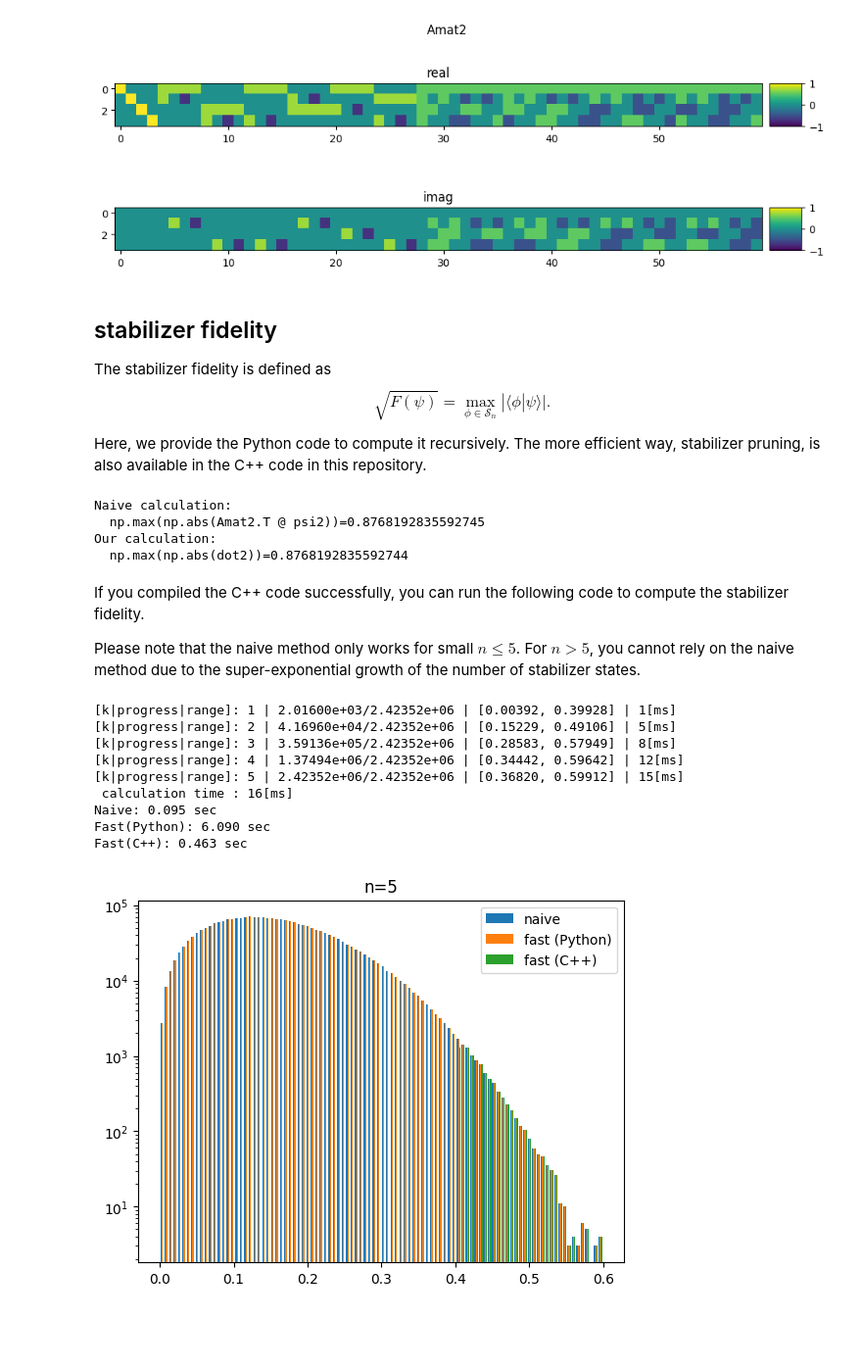
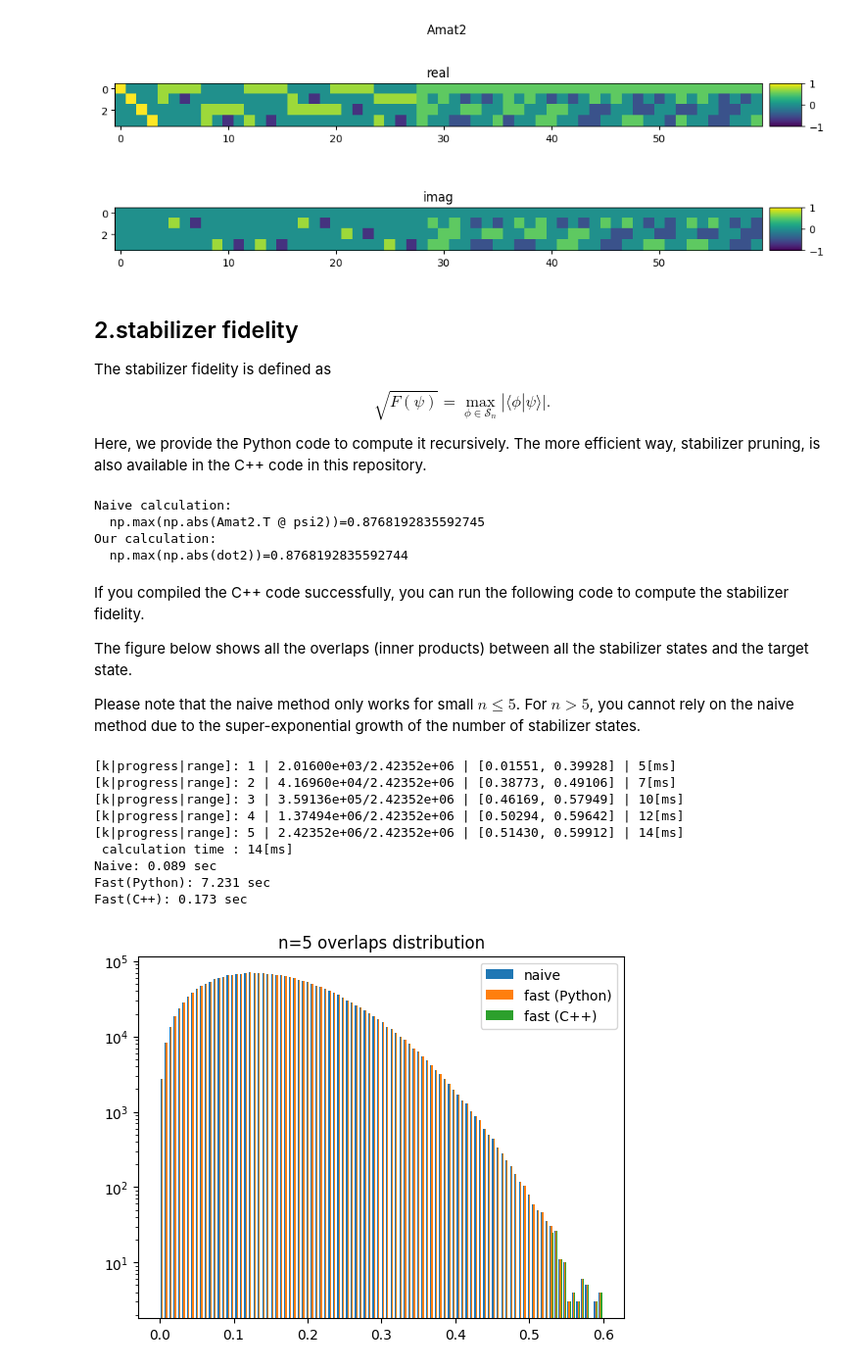
Before and after one commit to quantum-programming/stabilizer_extent, a Jupyter notebook: turoial.ipynb, the cells around one changed output. Shown: that part at 98% size. Drawn from its saved outputs; the diff is of its cells as text; code cells hidden in the pictures; blank space fills up the shorter version.

Commit message:
update README.md and tutorial.ipynb

```diff
--- a/turoial.ipynb
+++ b/turoial.ipynb
@@ -104,7 +123,7 @@ if __name__ == "__main__":
 [figure]
 [figure]
 # %% [markdown]
-## stabilizer fidelity
+## 2.stabilizer fidelity
 
 The stabilizer fidelity is defined as
 $$
@@ -207,50 +226,61 @@ Our calculation:
 # %% [markdown]
 If you compiled the C++ code successfully, you can run the following code to compute the stabilizer fidelity.
 
+The figure below shows all the overlaps (inner products) between all the stabilizer states and the target state.
+
 Please note that the naive method only works for small $n \leq 5$.
 For $n>5$, you cannot rely on the naive method due to the super-exponential growth of the number of stabilizer states.
 # %%
 import time
 import random
 import matplotlib.pyplot as plt
 
 from exputils.Amat.get import get_Amat
 from exputils.dot.calc_dot import calc_dot
 from exputils.dot.get_topK_Amat import get_topK_Amat
 from exputils.state.random_ket import make_random_quantum_state
 
 n = 5
 random.seed(0)
 psi = make_random_quantum_state("pure", n, seed=0)
 
 Amat = get_Amat(n)
 
 t0 = time.perf_counter()
 ansSlow = np.array(psi).conj() @ Amat
 t1 = time.perf_counter()
 ansFast = calc_dot(n, psi.tolist())
 t2 = time.perf_counter()
-states = get_topK_Amat(n, psi, K=10000, is_dual_mode=False, verbose=True)
-ansFast2 = np.abs(psi.conjugate() @ states)
+try:
+    states = get_topK_Amat(n, psi, K=100, is_dual_mode=False, verbose=True)
+    ansFast2 = np.abs(psi.conjugate() @ states)
+except Exception as e:
+    print(f"Error: {e}")
+    print("Please make sure you read README.md and compile C++ code.")
+    ansFast2 = np.zeros(1)
 t3 = time.perf_counter()
 
 print(f"Naive: {t1-t0:.3f} sec")  # Fast because it pre-compute the Amat
 print(f"Fast(Python): {t2-t1:.3f} sec")
-print(f"Fast(C++): {t3-t2:.3f} sec")
+print(f"Fast(C++): {t3-t2:.3f} sec")  # Inner product computation itself is very fast.
 
-plt.hist([np.abs(ansSlow), np.abs(ansFast), np.abs(ansFast2)], bins=100)
-plt.title(f"n={n}")
-plt.legend(["naive", "fast (Python)", "fast (C++)"])
+if ansFast2.size > 1:
+    plt.hist([np.abs(ansSlow), np.abs(ansFast), np.abs(ansFast2)], bins=100)
+    plt.legend(["naive", "fast (Python)", "fast (C++)"])
+else:
+    plt.hist([np.abs(ansSlow), np.abs(ansFast)], bins=100)
+    plt.legend(["naive", "fast (Python)"])
+plt.title(f"n={n} overlaps distribution")
 plt.yscale("log")
 plt.show()
 # %% [output]
-[k|progress|range]: 1 | 2.01600e+03/2.42352e+06 | [0.00392, 0.39928] | 1[ms]
-[k|progress|range]: 2 | 4.16960e+04/2.42352e+06 | [0.15229, 0.49106] | 5[ms]
-[k|progress|range]: 3 | 3.59136e+05/2.42352e+06 | [0.28583, 0.57949] | 8[ms]
-[k|progress|range]: 4 | 1.37494e+06/2.42352e+06 | [0.34442, 0.59642] | 12[ms]
-[k|progress|range]: 5 | 2.42352e+06/2.42352e+06 | [0.36820, 0.59912] | 15[ms]
- calculation time : 16[ms]
-Naive: 0.095 sec
-Fast(Python): 6.090 sec
-Fast(C++): 0.463 sec
+[k|progress|range]: 1 | 2.01600e+03/2.42352e+06 | [0.01551, 0.39928] | 5[ms]
+[k|progress|range]: 2 | 4.16960e+04/2.42352e+06 | [0.38773, 0.49106] | 7[ms]
+[k|progress|range]: 3 | 3.59136e+05/2.42352e+06 | [0.46169, 0.57949] | 10[ms]
+[k|progress|range]: 4 | 1.37494e+06/2.42352e+06 | [0.50294, 0.59642] | 12[ms]
+[k|progress|range]: 5 | 2.42352e+06/2.42352e+06 | [0.51430, 0.59912] | 14[ms]
+ calculation time : 14[ms]
+Naive: 0.089 sec
+Fast(Python): 7.231 sec
+Fast(C++): 0.173 sec
-[figure, old version]
+[figure, new version]
```
Also changed, not shown: parts of 8 cells of this notebook, 2 other files.
